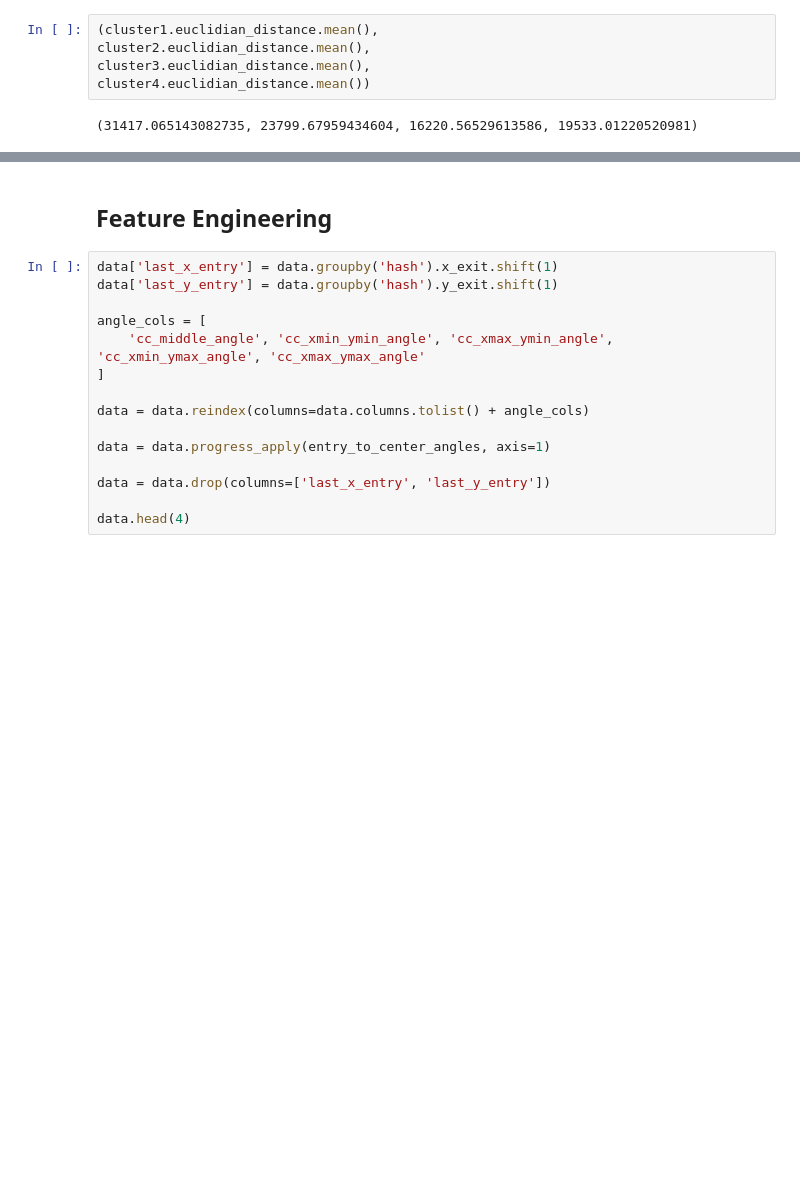
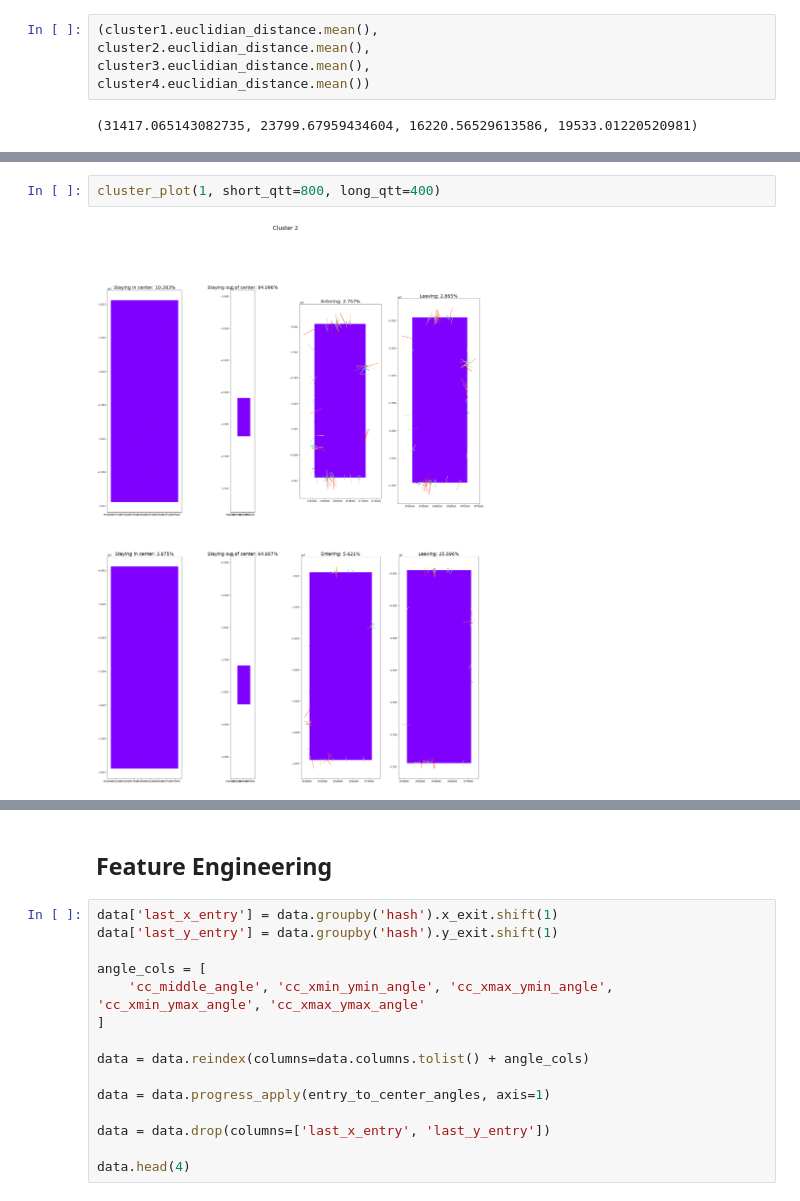
Before and after one commit to jcezarms/ey-nextwave-competition, a Jupyter notebook: notebooks/julio-04-clustering.ipynb, the cells around one changed output, grey strips where cells are left out. Drawn from its saved outputs; the diff is of its cells as text; blank space fills up the shorter version.

```diff
--- a/notebooks/julio-04-clustering.ipynb
+++ b/notebooks/julio-04-clustering.ipynb
@@ -212,0 +295,4 @@ geoplot(c1_short_leaving_center.head(500), ax=ax3)
+# %%
+cluster_plot(1, short_qtt=800, long_qtt=400)
+# %% [output]
+[figure, added]
```
Also changed, not shown: parts of 23 cells of this notebook.
